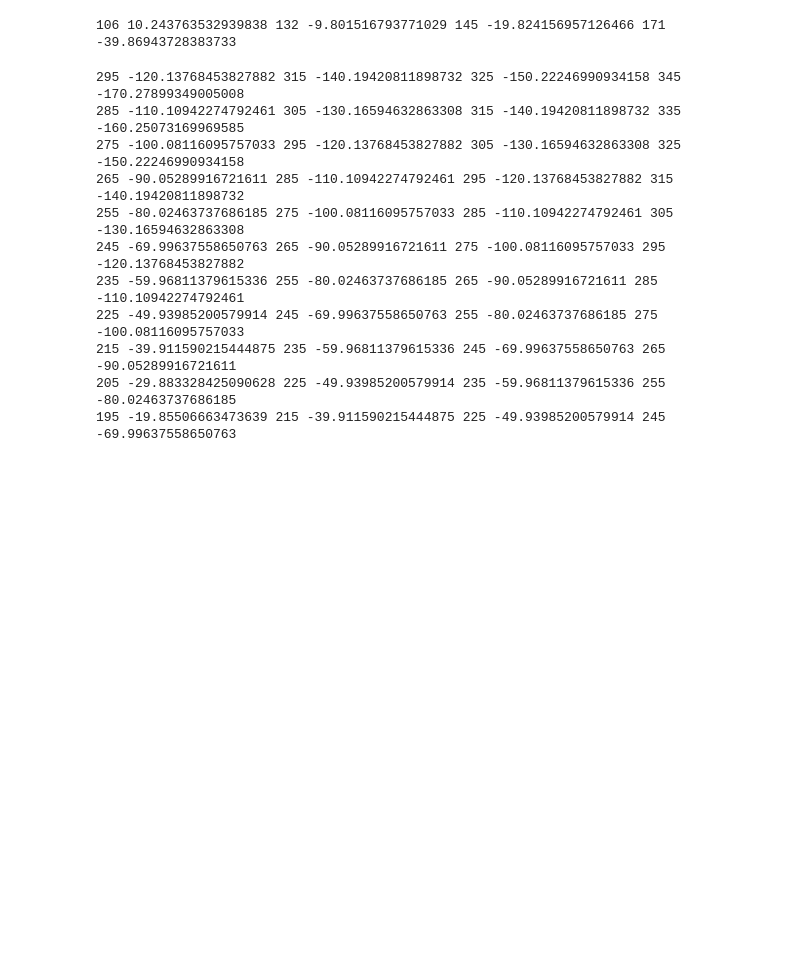
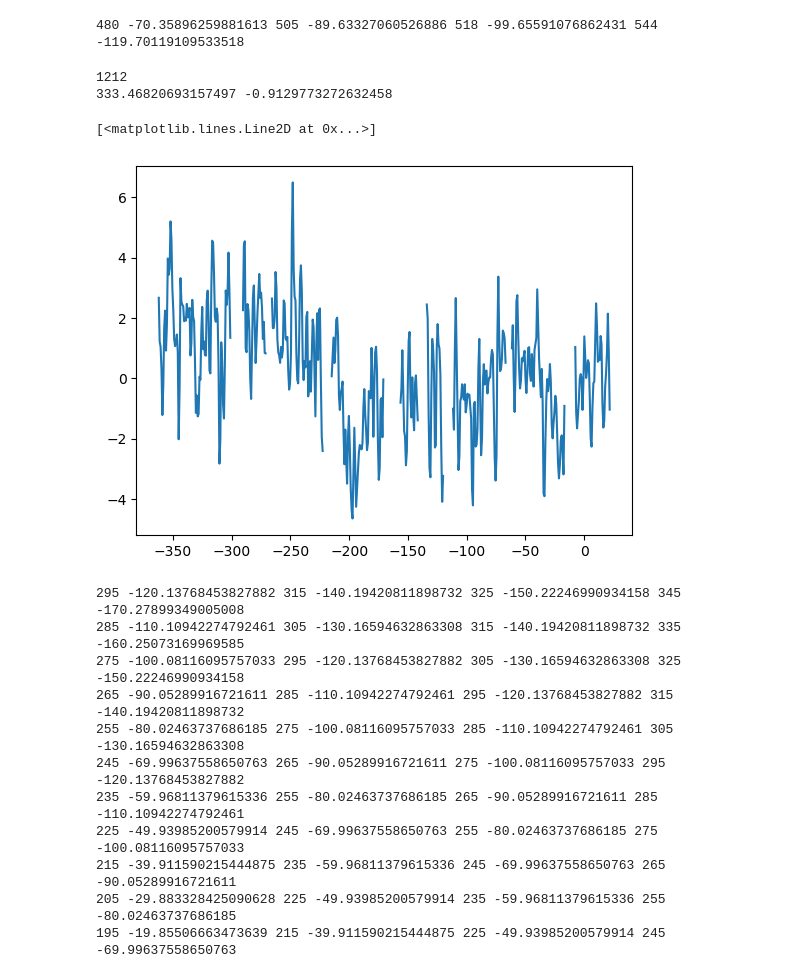
Before and after one commit to craigkulesa/gusto-datasystem, a Jupyter notebook: level2/src/GPS/2024-12-tot-power.ipynb, the cells around one changed output. Cells and saved outputs as stored; diff of their text form; code cells hidden in the pictures; blank space fills up the shorter version.

Commit message:
New regridder
Now that the level 0.9 and level 1 data have improved, I now have a regridder that actually does something useful.

```diff
--- a/level2/src/GPS/2024-12-tot-power.ipynb
+++ b/level2/src/GPS/2024-12-tot-power.ipynb
@@ -31,9 +31,9 @@ import matplotlib.pyplot as plt
 
 from gustoL09P.GL09PDataIO import loadL08Data
 
-output_filename = '/Volumes/GUSTO/integrated-G345-%s.csv' % datetime.today().strftime('%Y-%m-%d')
-output_stream = open(output_filename,"w")
-directory = '/Volumes/GUSTO/Data/level0.95'
+output_filename = '/Volumes/GUSTO/integrated-G345a-%s.csv' % datetime.today().strftime('%Y-%m-%d')
+output_stream = open(output_filename,"a")
+directory = '/Volumes/GUSTO/Data/level0.9/G345/'
 lineout = "SERIES,LINEFREQ,GLON,GLAT,SCANDIR,TARMS,MIXER,VN150,VN140,VN130,VN120,VN110,VN100,VN090,VN080,VN070,VN060,VN050,VN040,VN030,VN020,VN010,VP000,VP010,VP020,VP030,VP040,VP050,VP060,VP070,VP080,VP090,VP100\n"
 output_stream.write(lineout)
 
@@ -43,9 +43,9 @@ baseline_size=20
 
 for input_filename in tqdm(os.listdir(directory)):
     ifile = os.path.join(directory,input_filename)
-    dsc = int(input_filename.split('_')[1].split('.')[0])
-    #if dsc <= 18238:
-    #    continue
+    dsc = int(input_filename.split('_')[2].split('.')[0])
+    if dsc <= 27618:
+        continue
     spec, data, hdr, hdr1 = loadL08Data(ifile, verbose=False)
     rowFlag = data['ROW_FLAG']
     n_spec, n_pix = spec.shape
@@ -71,8 +71,8 @@ for input_filename in tqdm(os.listdir(directory)):
 
     rms = np.zeros(n_spec)
     basecorrf = np.zeros((n_spec,n_pix))
-    prange = [int(hdr['pgpixst']), int(hdr['pgpixen'])]
-    osel = np.argwhere((data['scan_type'] == 'OTF') & (data['ROW_FLAG']==0) & (data['RMS']>0.0001)).flatten()
+    #prange = [int(hdr['pgpixst']), int(hdr['pgpixen'])]
+    osel = np.argwhere((data['scan_type'] == 'OTF') & (data['ROW_FLAG']==0)).flatten()
 
     if len(osel) <= 0:
         print('WARNING: No OTF spectra available in ',input_filename)
@@ -135,7 +135,7 @@ for input_filename in tqdm(os.listdir(directory)):
                     #print(line_freq,c_l_b.l.value[i0],c_l_b.b.value[i0],direction,data_OTF['RA'][i0],data_OTF['DEC'][i0],np.ma.sum(y_flat[iilow:iihigh]),sum(spec_OTF.data[i0,prange[0]:prange[1]]),data_OTF['RMS'][i0],data_OTF['MIXER'][i0])
                 else:
                     ii = np.append(ii, 0.0)
-            lineout = "%d,%9.0f,%9.5f,%9.5f,%s,%9.5f,%d,%9.5f,%9.5f,%9.5f,%9.5f,%9.5f,%9.5f,%9.5f,%9.5f,%9.5f,%9.5f,%9.5f,%9.5f,%9.5f,%9.5f,%9.5f,%9.5f,%9.5f,%9.5f,%9.5f,%9.5f,%9.5f,%9.5f,%9.5f,%9.5f,%9.5f,%9.5f\n" % (dsc,line_freq,c_l_b.l.value[i0],c_l_b.b.value[i0],direction,data_OTF['RMS'][i0],data_OTF['MIXER'][i0],ii[0],ii[1],ii[2],ii[3],ii[4],ii[5],ii[6],ii[7],ii[8],ii[9],ii[10],ii[11],ii[12],ii[13],ii[14],ii[15],ii[16],ii[17],ii[18],ii[19],ii[20],ii[21],ii[22],ii[23],ii[24],ii[25])
+            lineout = "%d,%9.0f,%9.5f,%9.5f,%s,%9.5f,%d,%9.5f,%9.5f,%9.5f,%9.5f,%9.5f,%9.5f,%9.5f,%9.5f,%9.5f,%9.5f,%9.5f,%9.5f,%9.5f,%9.5f,%9.5f,%9.5f,%9.5f,%9.5f,%9.5f,%9.5f,%9.5f,%9.5f,%9.5f,%9.5f,%9.5f,%9.5f\n" % (dsc,line_freq,c_l_b.l.value[i0],c_l_b.b.value[i0],direction,0.0,data_OTF['MIXER'][i0],ii[0],ii[1],ii[2],ii[3],ii[4],ii[5],ii[6],ii[7],ii[8],ii[9],ii[10],ii[11],ii[12],ii[13],ii[14],ii[15],ii[16],ii[17],ii[18],ii[19],ii[20],ii[21],ii[22],ii[23],ii[24],ii[25])
             output_stream.write(lineout)
 
 output_stream.close()
@@ -203,4 +147,5 @@ WARNING: No OTF spectra available in  ACS3_19131_L095.fits
 # %%
+output_stream.close()
 print(xlow,vlsr[xlow],iilow+xlow,vlsr[iilow+xlow],iihigh+xlow,vlsr[iihigh+xlow],xhigh,vlsr[xhigh])
 # %% [output]
-106 10.243763532939838 132 -9.801516793771029 145 -19.824156957126466 171 -39.86943728383733
+480 -70.35896259881613 505 -89.63327060526886 518 -99.65591076862431 544 -119.70119109533518
@@ -207,3 +256,12 @@ print(xlow,vlsr[xlow],iilow+xlow,vlsr[iilow+xlow],iihigh+xlow,vlsr[iihigh+xlow],
+# %%
+print(n_OTF)
+print(c_l_b.l.value[2],c_l_b.b.value[2])
+plt.plot(vlsr,spec_OTF[900])
+# %% [output]
+1212
+333.46820693157497 -0.9129773272632458
+[<matplotlib.lines.Line2D at 0x...>]
+[figure, added]
 # %%
 velocity_width=10
 velocity_bins=np.arange(-150,50,velocity_width)
```
Also changed, not shown: parts of 2 cells of this notebook, 2 other files.
